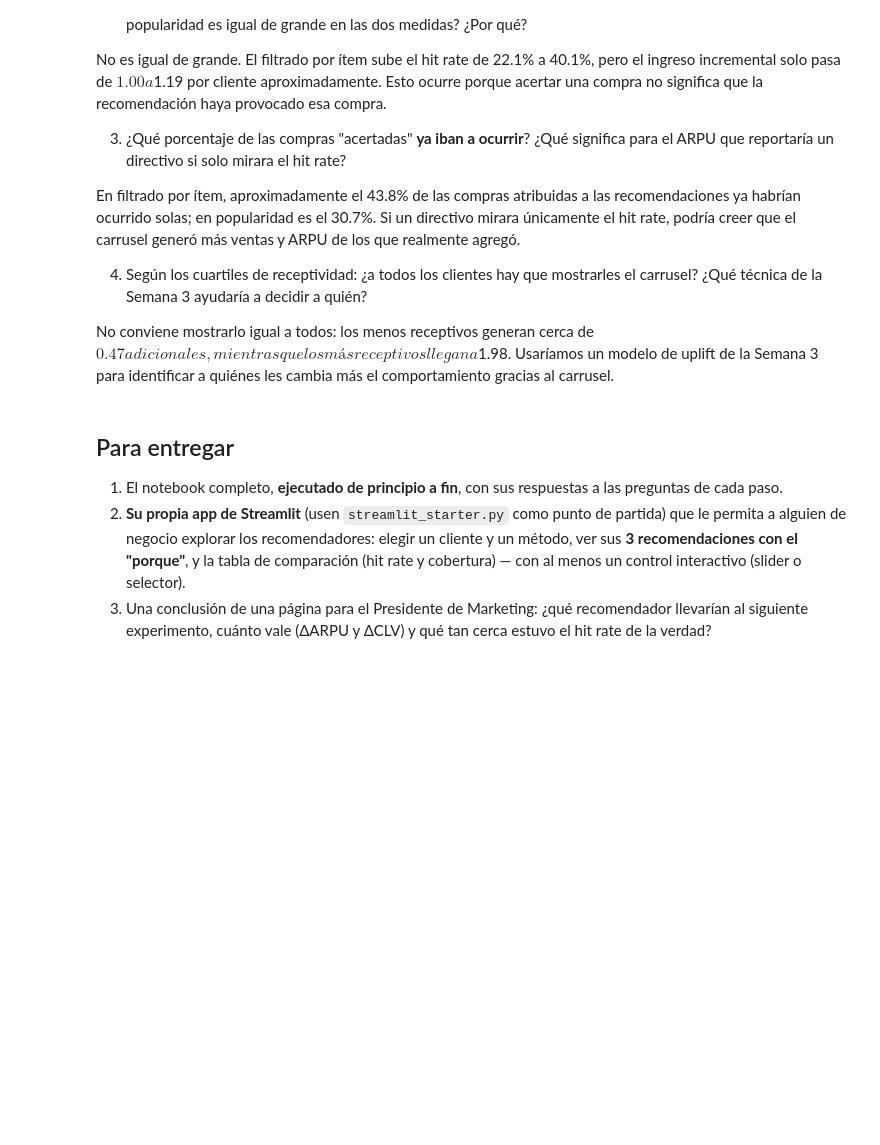
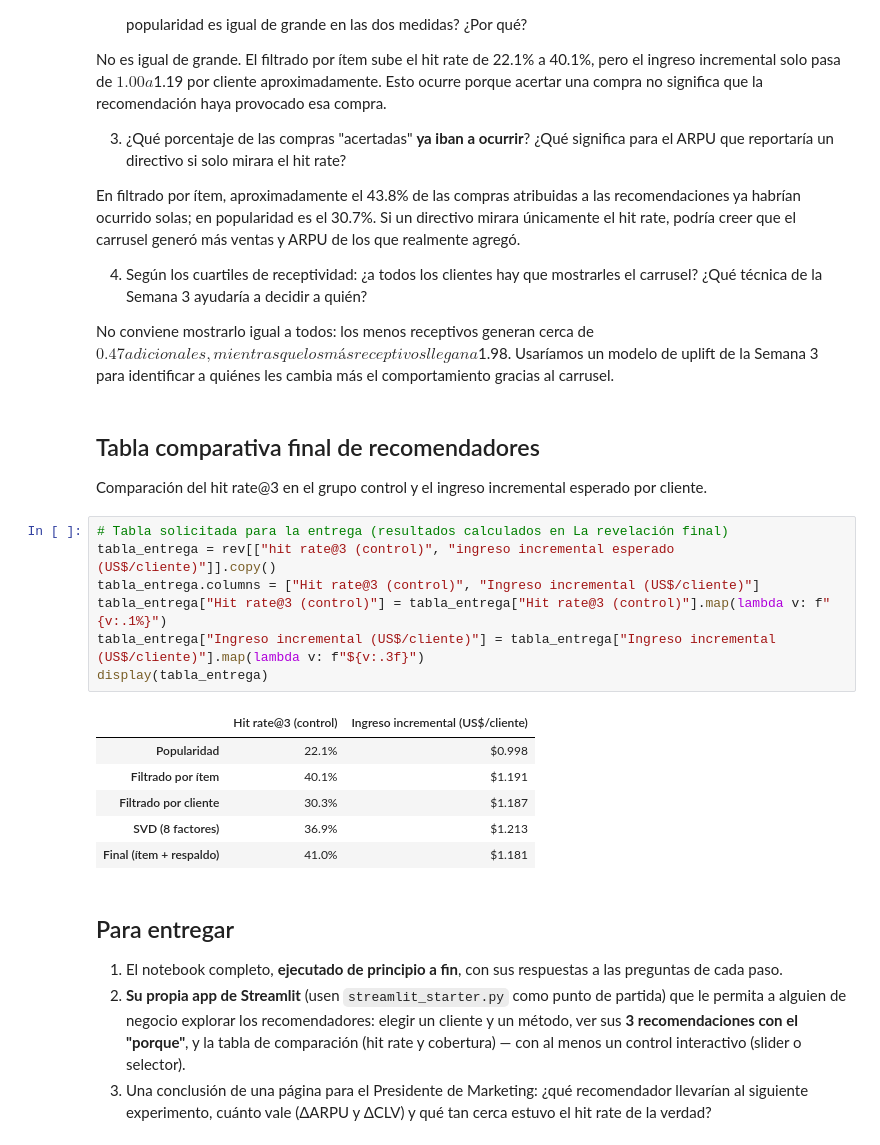
Before and after one commit to OscarJRIvera/lab3_MA, a Jupyter notebook: Semana_4/Tarea/laboratorio_recomendacion.ipynb, the cells around one changed output. Drawn from its saved outputs; the diff is of its cells as text; blank space fills up the shorter version.

```diff
--- a/Semana_4/Tarea/laboratorio_recomendacion.ipynb
+++ b/Semana_4/Tarea/laboratorio_recomendacion.ipynb
@@ -408,6 +408,24 @@ En filtrado por ítem, aproximadamente el 43.8% de las compras atribuidas a las
 4. Según los cuartiles de receptividad: ¿a todos los clientes hay que mostrarles el carrusel? ¿Qué técnica de la Semana 3 ayudaría a decidir a quién?
 
 No conviene mostrarlo igual a todos: los menos receptivos generan cerca de $0.47 adicionales, mientras que los más receptivos llegan a $1.98. Usaríamos un modelo de uplift de la Semana 3 para identificar a quiénes les cambia más el comportamiento gracias al carrusel.
+# %% [markdown]
+## Tabla comparativa final de recomendadores
+
+Comparación del hit rate@3 en el grupo control y el ingreso incremental esperado por cliente.
+# %%
+# Tabla solicitada para la entrega (resultados calculados en La revelación final)
+tabla_entrega = rev[["hit rate@3 (control)", "ingreso incremental esperado (US$/cliente)"]].copy()
+tabla_entrega.columns = ["Hit rate@3 (control)", "Ingreso incremental (US$/cliente)"]
+tabla_entrega["Hit rate@3 (control)"] = tabla_entrega["Hit rate@3 (control)"].map(lambda v: f"{v:.1%}")
+tabla_entrega["Ingreso incremental (US$/cliente)"] = tabla_entrega["Ingreso incremental (US$/cliente)"].map(lambda v: f"${v:.3f}")
+display(tabla_entrega)
+# %% [output]
+|  | Hit rate@3 (control) | Ingreso incremental (US$/cliente) |
+| Popularidad | 22.1% | $0.998 |
+| Filtrado por ítem | 40.1% | $1.191 |
+| Filtrado por cliente | 30.3% | $1.187 |
+| SVD (8 factores) | 36.9% | $1.213 |
+| Final (ítem + respaldo) | 41.0% | $1.181 |
 # %% [markdown]
 ## Para entregar
 
```
Also changed, not shown: parts of 1 cell of this notebook, 3 other files.
